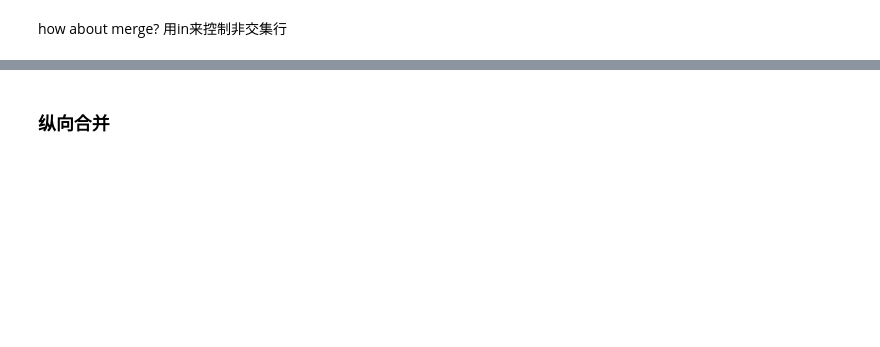
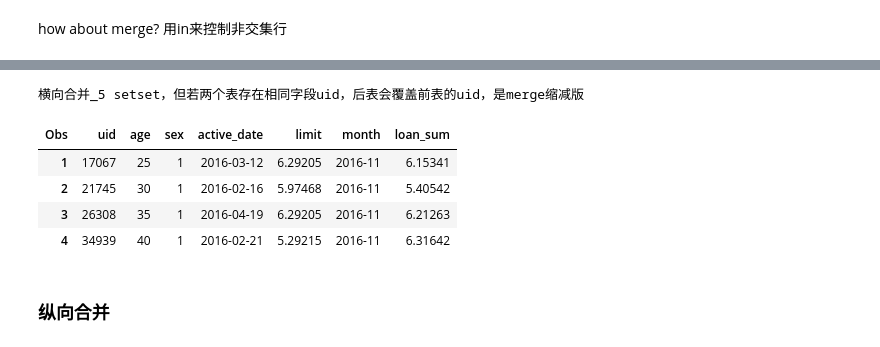
Before and after one commit to yjwang1314/sas, a Jupyter notebook: SQL Tutorial.ipynb, the cells around one changed output, grey strips where cells are left out. Cells and saved outputs as stored; diff of their text form; code cells hidden in the pictures; blank space fills up the shorter version.

```diff
--- a/SQL Tutorial.ipynb
+++ b/SQL Tutorial.ipynb
@@ -102,3 +188,20 @@ run;
+# %%
+* method 5;
+data setset;
+    set t_user;
+    set t_loan_sum;
+run;
+
+proc print data = setset;
+    title '横向合并_5 setset，但若两个表存在相同字段uid，后表会覆盖前表的uid，是merge缩减版';
+run;
+# %% [output]
+横向合并_5 setset，但若两个表存在相同字段uid，后表会覆盖前表的uid，是merge缩减版
+| Obs | uid | age | sex | active_date | limit | month | loan_sum |
+| 1 | 17067 | 25 | 1 | 2016-03-12 | 6.29205 | 2016-11 | 6.15341 |
+| 2 | 21745 | 30 | 1 | 2016-02-16 | 5.97468 | 2016-11 | 5.40542 |
+| 3 | 26308 | 35 | 1 | 2016-04-19 | 6.29205 | 2016-11 | 6.21263 |
+| 4 | 34939 | 40 | 1 | 2016-02-21 | 5.29215 | 2016-11 | 6.31642 |
 # %% [markdown]
 ### 纵向合并
 # %%
```
Also changed, not shown: parts of 12 cells of this notebook, 1 other file.
